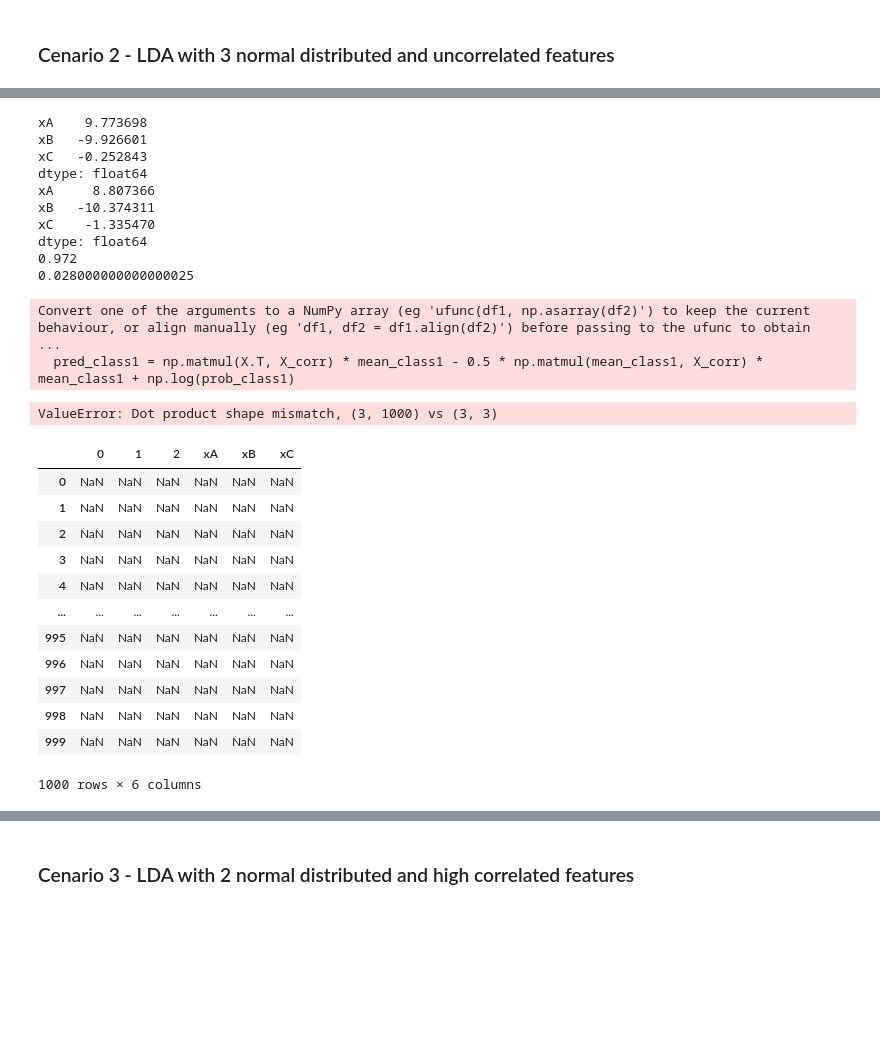
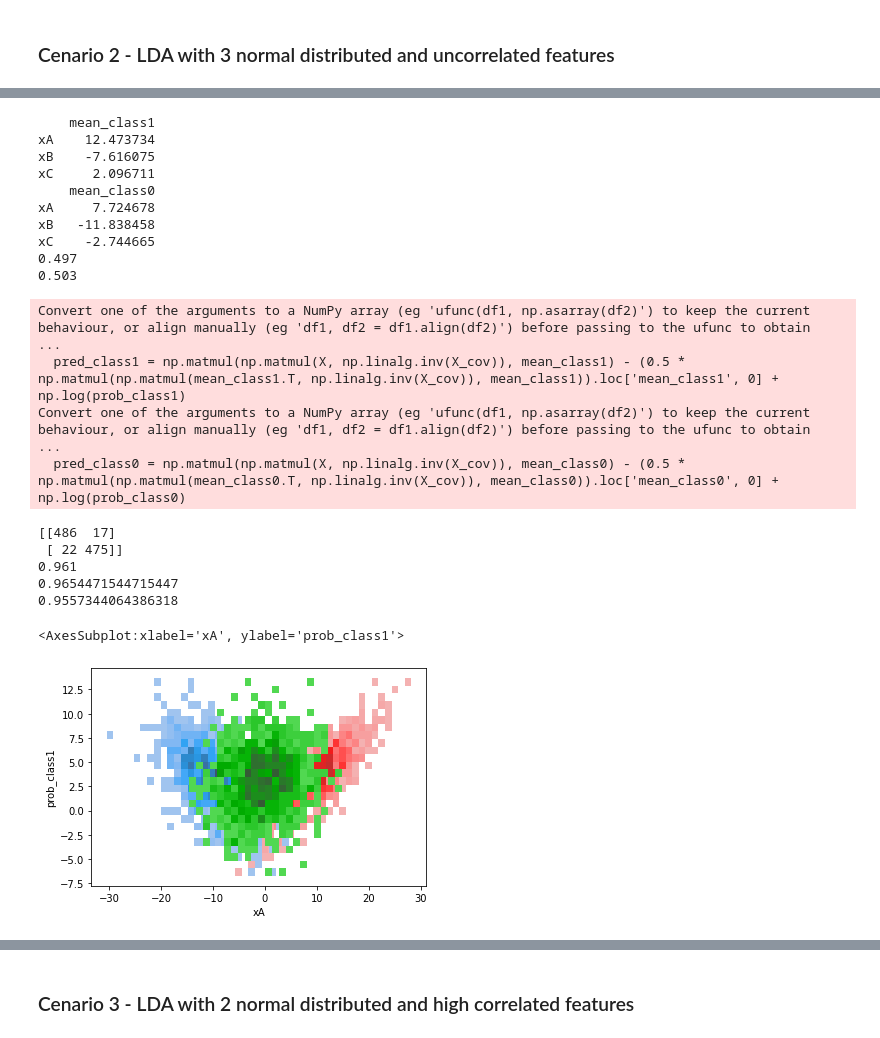
Before and after one commit to rknagao/studies, a Jupyter notebook: introduction-statistical-learning/classification_models/linear_discriminant_analysis.ipynb, the cells around one changed output, grey strips where cells are left out. Saved outputs shown, nothing was run; the diff lists cells and outputs as text; code cells hidden in the pictures; blank space fills up the shorter version.

```diff
--- a/introduction-statistical-learning/classification_models/linear_discriminant_analysis.ipynb
+++ b/introduction-statistical-learning/classification_models/linear_discriminant_analysis.ipynb
@@ -154,10 +146,10 @@ sample_class0 = data.loc[data['y'] == 0].drop(columns='y')
 
 
 #step 2: calculate the means and probability of a random element belong to each class
-mean_class1 = sample_class1.mean()
+mean_class1 = pd.DataFrame({'mean_class1': sample_class1.mean()})
 print(mean_class1)
 
-mean_class0 = sample_class0.mean()
+mean_class0 = pd.DataFrame({'mean_class0': sample_class0.mean()})
 print(mean_class0)
 
 prob_class1 = len(sample_class1)/len(data)
@@ -168,42 +160,49 @@ print(prob_class0)
 
 
 #step 3: calculate std as a weighted average of sample variance for each class
+X = data.drop(columns='y')
 X_corr = X.corr()
-
+X_cov = X.cov()
 
 #step 4: LDA classifier
-pred_class1 = np.matmul(X, X_corr) * mean_class1 - 0.5 * np.matmul(mean_class1, X_corr) * mean_class1 + np.log(prob_class1)
-
-
-#########ERRRO NA FX
-A multiplicação de matrizes precisa ser um valor escalar. Acho que precisa transport e inverter as matrizes (pag 146)
+pred_class1 = np.matmul(np.matmul(X, np.linalg.inv(X_cov)), mean_class1) - (0.5 * np.matmul(np.matmul(mean_class1.T, np.linalg.inv(X_cov)), mean_class1)).loc['mean_class1', 0] + np.log(prob_class1)
+pred_class0 = np.matmul(np.matmul(X, np.linalg.inv(X_cov)), mean_class0) - (0.5 * np.matmul(np.matmul(mean_class0.T, np.linalg.inv(X_cov)), mean_class0)).loc['mean_class0', 0] + np.log(prob_class0)
 # %% [output]
-xA    9.773698
-xB   -9.926601
-xC   -0.252843
-dtype: float64
-xA     8.807366
-xB   -10.374311
-xC    -1.335470
-dtype: float64
-0.972
-0.028000000000000025
+    mean_class1
+xA    12.473734
+xB    -7.616075
+xC     2.096711
+    mean_class0
+xA     7.724678
+xB   -11.838458
+xC    -2.744665
+0.497
+0.503
 Convert one of the arguments to a NumPy array (eg 'ufunc(df1, np.asarray(df2)') to keep the current behaviour, or align manually (eg 'df1, df2 = df1.align(df2)') before passing to the ufunc to obtain  ...
-  pred_class1 = np.matmul(X.T, X_corr) * mean_class1 - 0.5 * np.matmul(mean_class1, X_corr) * mean_class1 + np.log(prob_class1)
+  pred_class1 = np.matmul(np.matmul(X, np.linalg.inv(X_cov)), mean_class1) - (0.5 * np.matmul(np.matmul(mean_class1.T, np.linalg.inv(X_cov)), mean_class1)).loc['mean_class1', 0] + np.log(prob_class1)
+Convert one of the arguments to a NumPy array (eg 'ufunc(df1, np.asarray(df2)') to keep the current behaviour, or align manually (eg 'df1, df2 = df1.align(df2)') before passing to the ufunc to obtain  ...
+  pred_class0 = np.matmul(np.matmul(X, np.linalg.inv(X_cov)), mean_class0) - (0.5 * np.matmul(np.matmul(mean_class0.T, np.linalg.inv(X_cov)), mean_class0)).loc['mean_class0', 0] + np.log(prob_class0)
-ValueError: Dot product shape mismatch, (3, 1000) vs (3, 3)
-# %%
-pred_class1
-# %% [output]
-|  | 0 | 1 | 2 | xA | xB | xC |
-| 0 | NaN | NaN | NaN | NaN | NaN | NaN |
-| 1 | NaN | NaN | NaN | NaN | NaN | NaN |
-| 2 | NaN | NaN | NaN | NaN | NaN | NaN |
-| 3 | NaN | NaN | NaN | NaN | NaN | NaN |
-| 4 | NaN | NaN | NaN | NaN | NaN | NaN |
-| ... | ... | ... | ... | ... | ... | ... |
-| 995 | NaN | NaN | NaN | NaN | NaN | NaN |
-| 996 | NaN | NaN | NaN | NaN | NaN | NaN |
-| 997 | NaN | NaN | NaN | NaN | NaN | NaN |
-| 998 | NaN | NaN | NaN | NaN | NaN | NaN |
-| 999 | NaN | NaN | NaN | NaN | NaN | NaN |
-1000 rows × 6 columns
+# %%
+#comparing results
+data['prob_class1'] = pred_class1
+data['prob_class0'] = pred_class0
+data['prediction_lda'] = np.where(data['prob_class1'] > data['prob_class0'], 1, 0)
+
+print(confusion_matrix(data['y'], data['prediction_lda']))
+print(accuracy_score(data['y'], data['prediction_lda']))
+print(precision_score(data['y'], data['prediction_lda']))
+print(recall_score(data['y'], data['prediction_lda']))
+# %% [output]
+[[486  17]
+ [ 22 475]]
+0.961
+0.9654471544715447
+0.9557344064386318
+# %%
+#graphing the probabilty (probably wrong)
+sns.histplot(data=data, x='xA', y='prob_class1', kde=True, color='red')
+sns.histplot(data=data, x='xB', y='prob_class1', kde=True)
+sns.histplot(data=data, x='xC', y='prob_class1', kde=True, color='green')
+# %% [output]
+<AxesSubplot:xlabel='xA', ylabel='prob_class1'>
+[figure, added]
```
Also changed, not shown: parts of 10 cells of this notebook.
